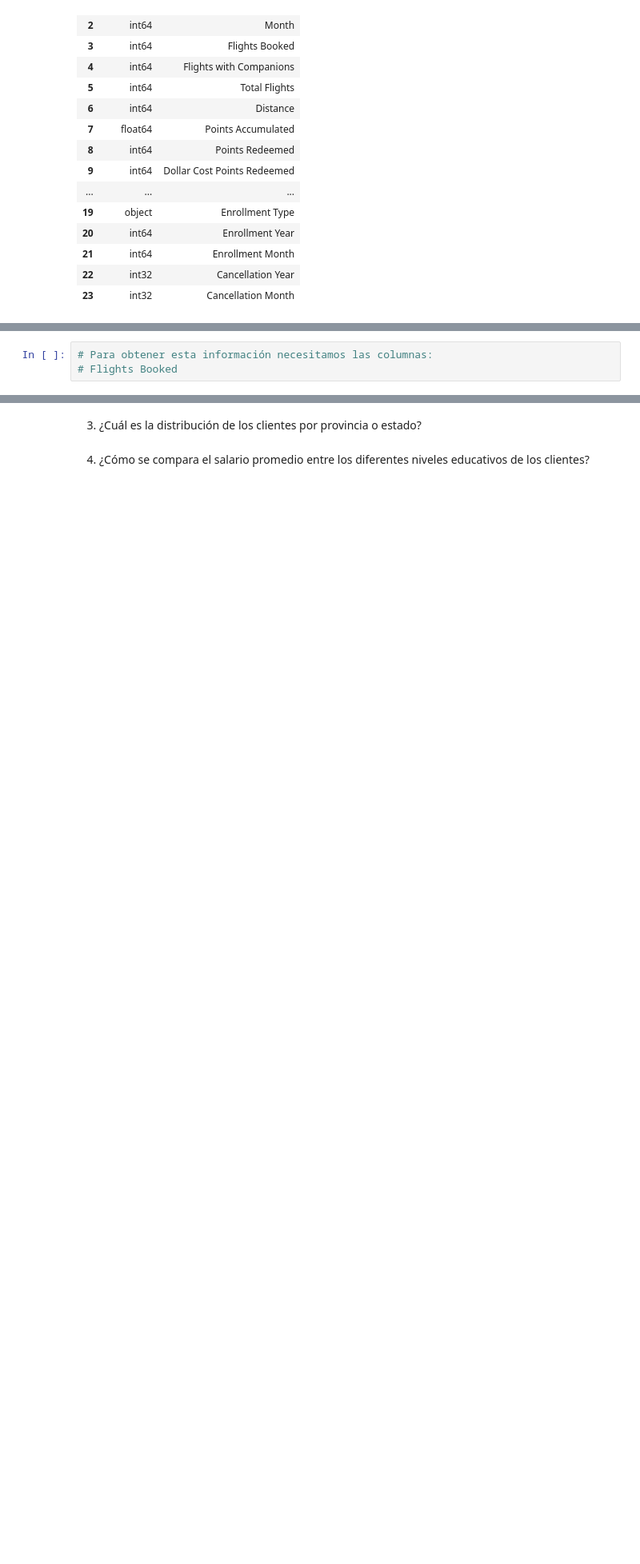
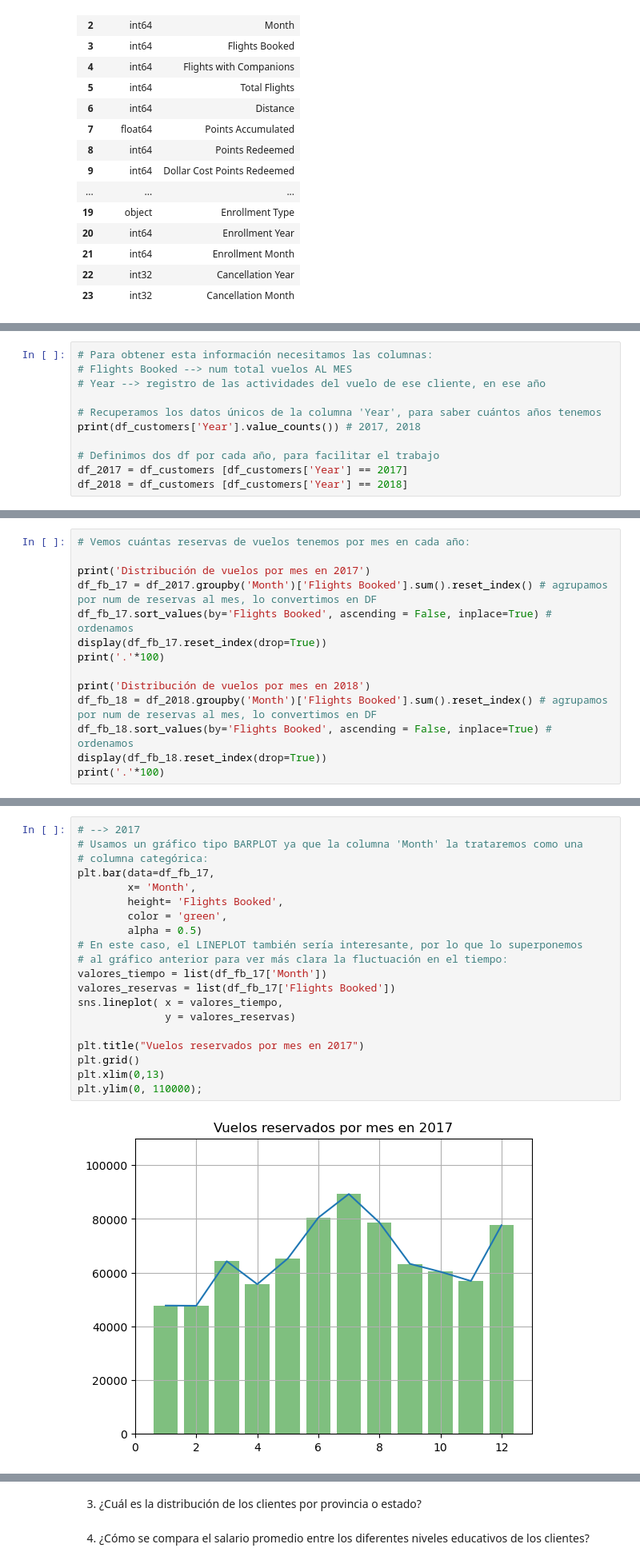
Before and after one commit to Adalab/bda-modulo-3-evaluacion-final-AnaROGA, a Jupyter notebook: mod03_ej_tecnico.ipynb, the cells around one changed output, grey strips where cells are left out. Shown at 80% size. Cells and saved outputs as stored; diff of their text form; blank space fills up the shorter version.

Commit message:
Visualizaciones

```diff
--- a/mod03_ej_tecnico.ipynb
+++ b/mod03_ej_tecnico.ipynb
@@ -743,3 +728,11 @@ columnas
 # %%
 # Para obtener esta información necesitamos las columnas:
-# Flights Booked
+# Flights Booked --> num total vuelos AL MES
+# Year --> registro de las actividades del vuelo de ese cliente, en ese año
+
+# Recuperamos los datos únicos de la columna 'Year', para saber cuántos años tenemos
+print(df_customers['Year'].value_counts()) # 2017, 2018
+
+# Definimos dos df por cada año, para facilitar el trabajo
+df_2017 = df_customers [df_customers['Year'] == 2017]
+df_2018 = df_customers [df_customers['Year'] == 2018]
@@ -792,0 +746,14 @@ Cliente 100018 _ año 2018
+# %%
+# Vemos cuántas reservas de vuelos tenemos por mes en cada año:
+
+print('Distribución de vuelos por mes en 2017')
+df_fb_17 = df_2017.groupby('Month')['Flights Booked'].sum().reset_index() # agrupamos por num de reservas al mes, lo convertimos en DF
+df_fb_17.sort_values(by='Flights Booked', ascending = False, inplace=True) # ordenamos
+display(df_fb_17.reset_index(drop=True))
+print('.'*100)
+
+print('Distribución de vuelos por mes en 2018')
+df_fb_18 = df_2018.groupby('Month')['Flights Booked'].sum().reset_index() # agrupamos por num de reservas al mes, lo convertimos en DF
+df_fb_18.sort_values(by='Flights Booked', ascending = False, inplace=True) # ordenamos
+display(df_fb_18.reset_index(drop=True))
+print('.'*100)
@@ -792,0 +796,22 @@ Cliente 100018 _ año 2018
+# %%
+# --> 2017
+# Usamos un gráfico tipo BARPLOT ya que la columna 'Month' la trataremos como una
+# columna categórica:
+plt.bar(data=df_fb_17,
+        x= 'Month',
+        height= 'Flights Booked',
+        color = 'green',
+        alpha = 0.5)
+# En este caso, el LINEPLOT también sería interesante, por lo que lo superponemos
+# al gráfico anterior para ver más clara la fluctuación en el tiempo:
+valores_tiempo = list(df_fb_17['Month'])
+valores_reservas = list(df_fb_17['Flights Booked'])
+sns.lineplot( x = valores_tiempo,
+              y = valores_reservas)
+
+plt.title("Vuelos reservados por mes en 2017")
+plt.grid()
+plt.xlim(0,13)
+plt.ylim(0, 110000);
+# %% [output]
+[figure, added]
```
Also changed, not shown: parts of 10 cells of this notebook.
